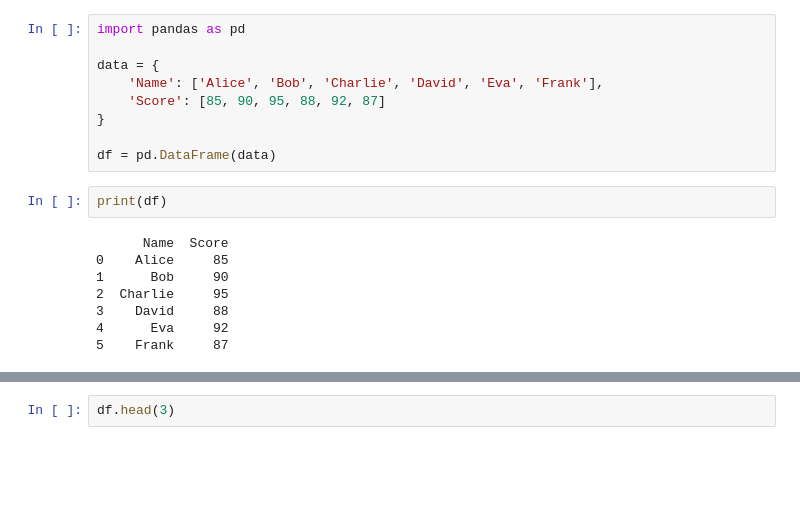
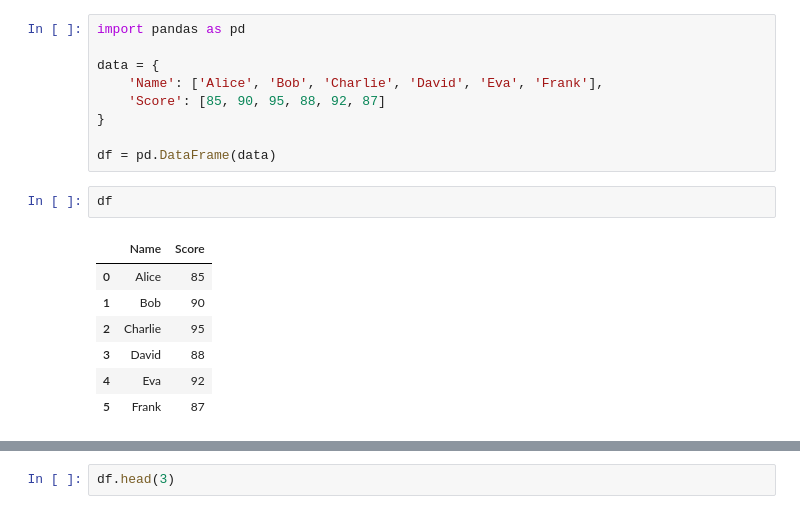
Before and after one commit to wbh-wkl/Pandas, a Jupyter notebook: head.ipynb, the cells around one changed output, grey strips where cells are left out. Drawn from its saved outputs; the diff is of its cells as text; blank space fills up the shorter version.

```diff
--- a/head.ipynb
+++ b/head.ipynb
@@ -9,16 +9,16 @@ data = {
 }
 
 df = pd.DataFrame(data)
-# %%
-print(df)
-# %% [output]
-      Name  Score
-0    Alice     85
-1      Bob     90
-2  Charlie     95
-3    David     88
-4      Eva     92
-5    Frank     87
+# %%
+df
+# %% [output]
+|  | Name | Score |
+| 0 | Alice | 85 |
+| 1 | Bob | 90 |
+| 2 | Charlie | 95 |
+| 3 | David | 88 |
+| 4 | Eva | 92 |
+| 5 | Frank | 87 |
 # %%
 df.head()
 # %% [output]
```
Also changed, not shown: parts of 3 cells of this notebook.
